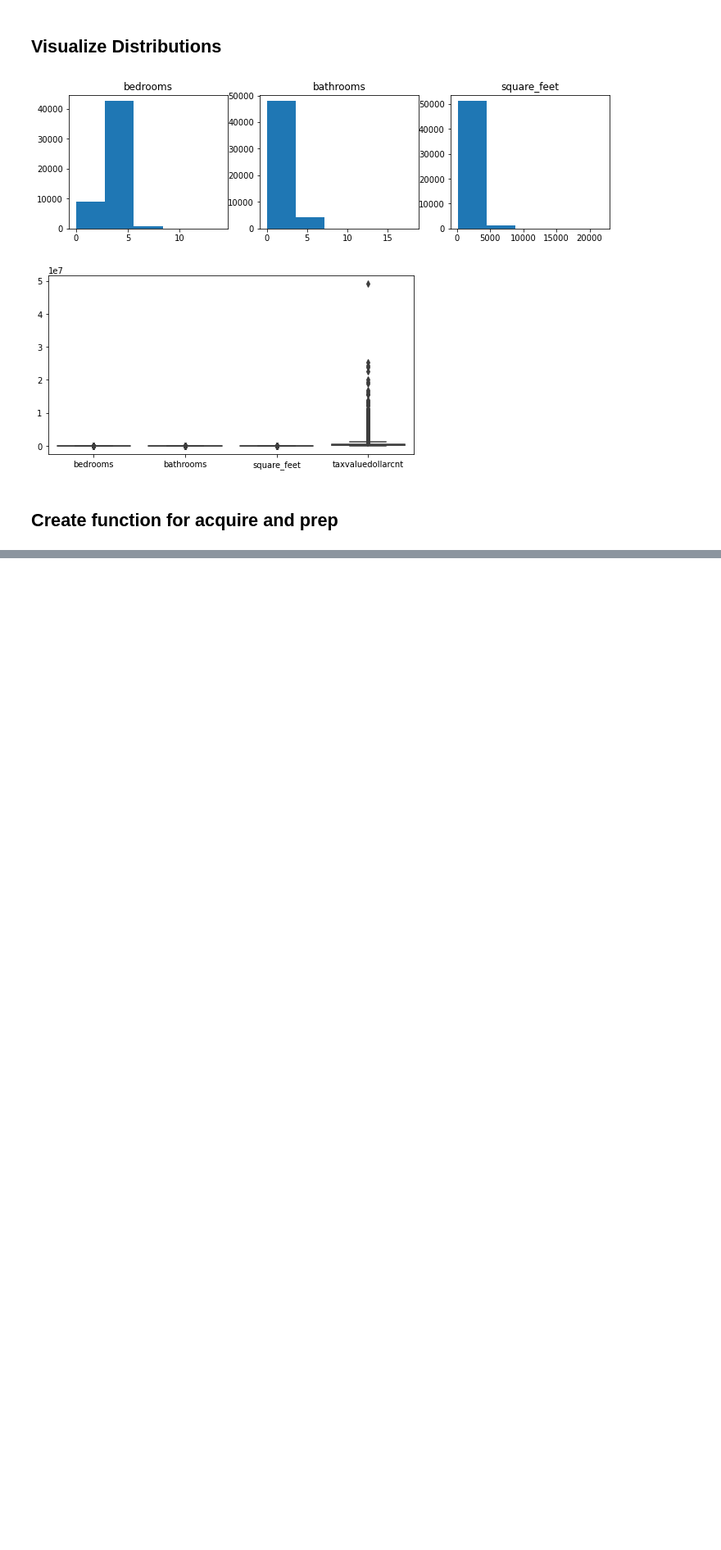
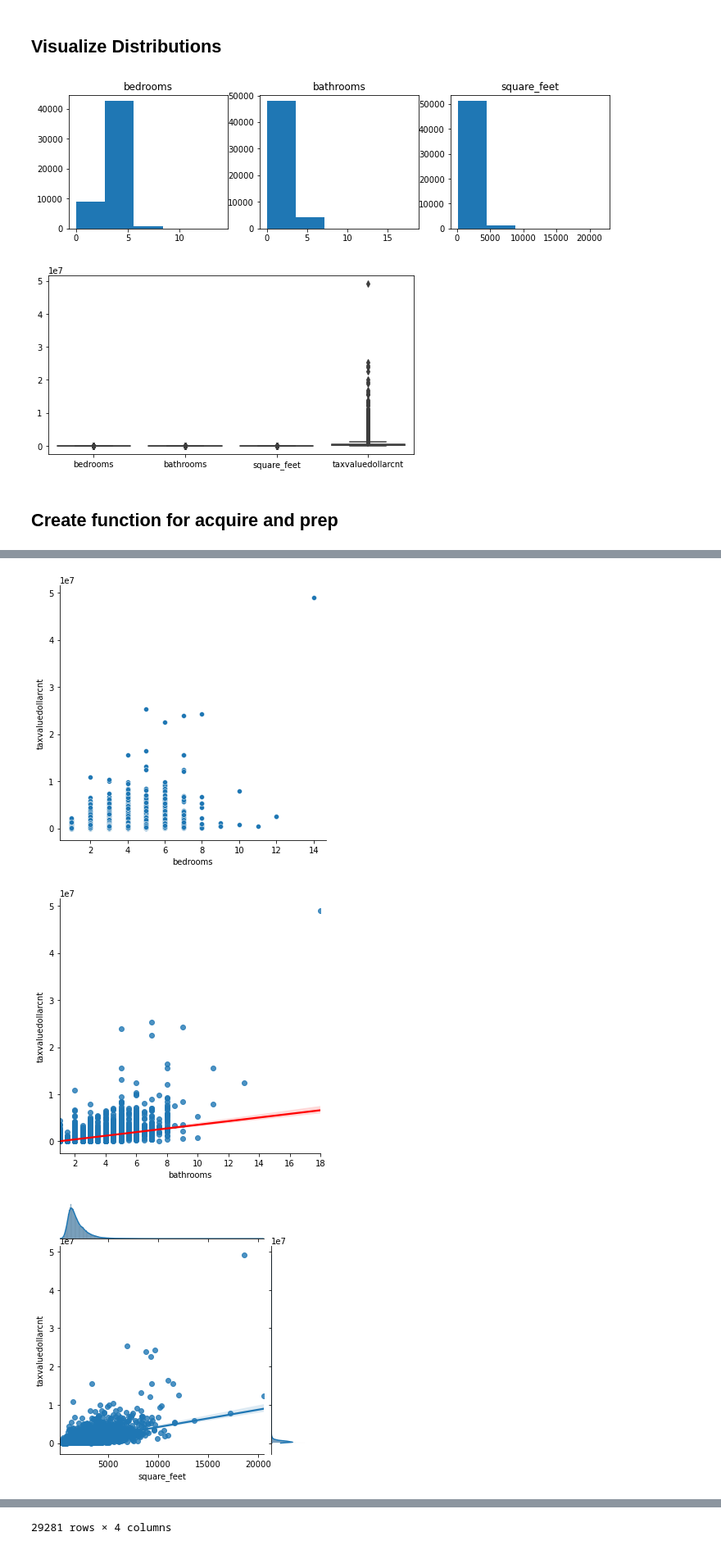
Before and after one commit to KristineCabanela/regression-project, a Jupyter notebook: wrangle.ipynb, the cells around one changed output, grey strips where cells are left out. Shown: that part at 82% size. Saved outputs shown, nothing was run; the diff lists cells and outputs as text; code cells hidden in the pictures; blank space fills up the shorter version.

```diff
--- a/wrangle.ipynb
+++ b/wrangle.ipynb
@@ -354,0 +420,22 @@ train.shape
+# %%
+def plot_categorical_and_continuous_vars(train):
+    """
+    Takes in dataframe and the name of the columns that hold the continuous and categorical features
+    and outputs 3 different plots for visualizing a categorical variable and a continuous variable"
+    """
+    sns.relplot(x="bedrooms", y="taxvaluedollarcnt", data=train)
+    plt.show()
+
+    sns.lmplot(x="bathrooms", y="taxvaluedollarcnt", data=train, line_kws={'color': 'red'})
+    plt.show()
+
+    sns.jointplot(x="square_feet", y="taxvaluedollarcnt", data=train,  kind='reg', height=5)
+    plt.show()
+    return train
+# %%
+zplot = plot_categorical_and_continuous_vars(train)
+zplot
+# %% [output]
+[figure, added]
+[figure, added]
+[figure, added]
@@ -354,0 +454 @@ train.shape
+29281 rows × 4 columns
```
Also changed, not shown: parts of 24 cells of this notebook.
